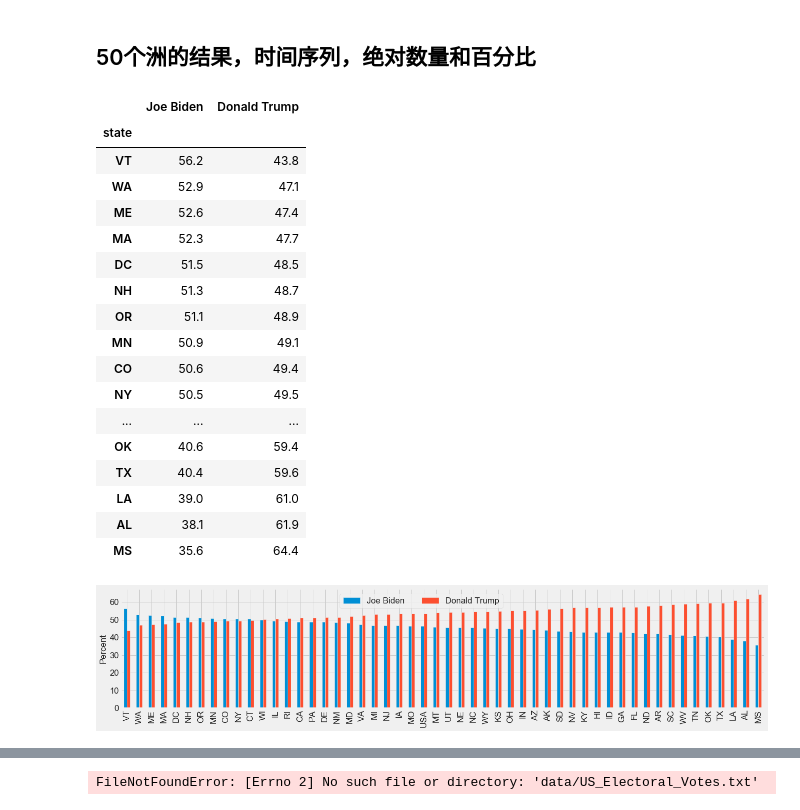
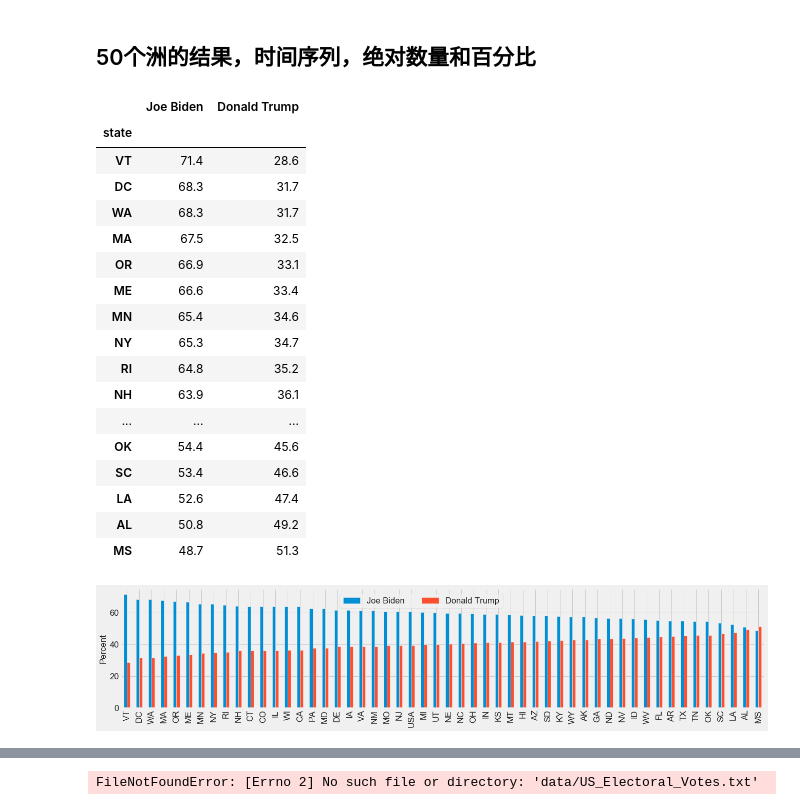
Before and after one commit to kayzhou/US_election, a Jupyter notebook: plots_paper.ipynb, the cells around one changed output, grey strips where cells are left out. Saved outputs shown, nothing was run; the diff lists cells and outputs as text; code cells hidden in the pictures.

```diff
--- a/plots_paper.ipynb
+++ b/plots_paper.ipynb
@@ -538,45 +538,45 @@ for state in tqdm(US_states):
     plt.close()
     # break
 # %%
-data_states = pd.read_csv("data/csv/states-14days-from-2020-06-01-to-2020-10-10.csv").set_index("state")
+data_states = pd.read_csv("data/csv/states-14days-from-2020-01-01-to-2020-10-15.csv").set_index("state")
 # print(data_states)
-data = data_states[data_states["dt"] == "2020-10-05"]
+data = data_states[data_states["dt"] == "2020-10-12"]
 data = data[['0', '1', '2']]
 # data['Biden'] = data['0'] / (data['0'] + data['1'] + data['2']) * 100
 # data['Trump'] = data['1'] / (data['0'] + data['1'] + data['2']) * 100
 # data['Undecided'] = data['2'] / (data['0'] + data['1'] + data['2']) * 100
 data['Joe Biden'] = data['0'] / (data['0'] + data['1']) * 100
 data['Donald Trump'] = data['1'] / (data['0'] + data['1']) * 100
 
 # data = data[['Biden', 'Trump', 'Undecided']]
 data = data[['Joe Biden', 'Donald Trump']]
 data = data.round(1)
 data = data.sort_values("Donald Trump")
 # print(data)
 data.plot(kind="bar", figsize=(20, 4))
 plt.ylabel("Percent"); plt.xlabel("")
 plt.legend(loc=4, bbox_to_anchor=(0.6, 0.8), ncol=2)
 # plt.legend(loc=1, ncol=2)
-plt.savefig("fig/14days-states-on-10-05.png", dpi=300, bbox_inches ='tight')
+plt.savefig("fig/14days-states-on-1012.png", dpi=300, bbox_inches ='tight')
 data
 # %% [output]
 |  | Joe Biden | Donald Trump |
 | state |  |  |
-| VT | 56.2 | 43.8 |
-| WA | 52.9 | 47.1 |
-| ME | 52.6 | 47.4 |
-| MA | 52.3 | 47.7 |
-| DC | 51.5 | 48.5 |
-| NH | 51.3 | 48.7 |
-| OR | 51.1 | 48.9 |
-| MN | 50.9 | 49.1 |
-| CO | 50.6 | 49.4 |
-| NY | 50.5 | 49.5 |
+| VT | 71.4 | 28.6 |
+| DC | 68.3 | 31.7 |
+| WA | 68.3 | 31.7 |
+| MA | 67.5 | 32.5 |
+| OR | 66.9 | 33.1 |
+| ME | 66.6 | 33.4 |
+| MN | 65.4 | 34.6 |
+| NY | 65.3 | 34.7 |
+| RI | 64.8 | 35.2 |
+| NH | 63.9 | 36.1 |
 | ... | ... | ... |
-| OK | 40.6 | 59.4 |
-| TX | 40.4 | 59.6 |
-| LA | 39.0 | 61.0 |
-| AL | 38.1 | 61.9 |
-| MS | 35.6 | 64.4 |
+| OK | 54.4 | 45.6 |
+| SC | 53.4 | 46.6 |
+| LA | 52.6 | 47.4 |
+| AL | 50.8 | 49.2 |
+| MS | 48.7 | 51.3 |
-[figure, old version]
+[figure, new version]
 # %%
```
Also changed, not shown: parts of 1 cell of this notebook, 1 other file.
